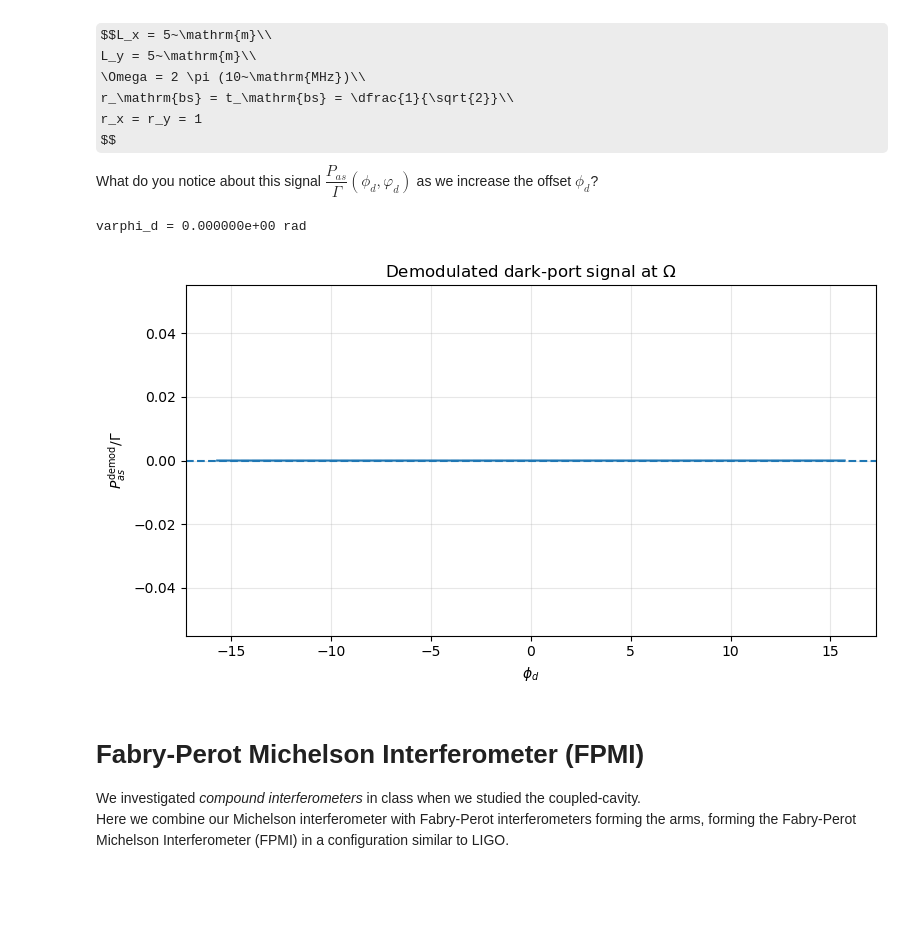
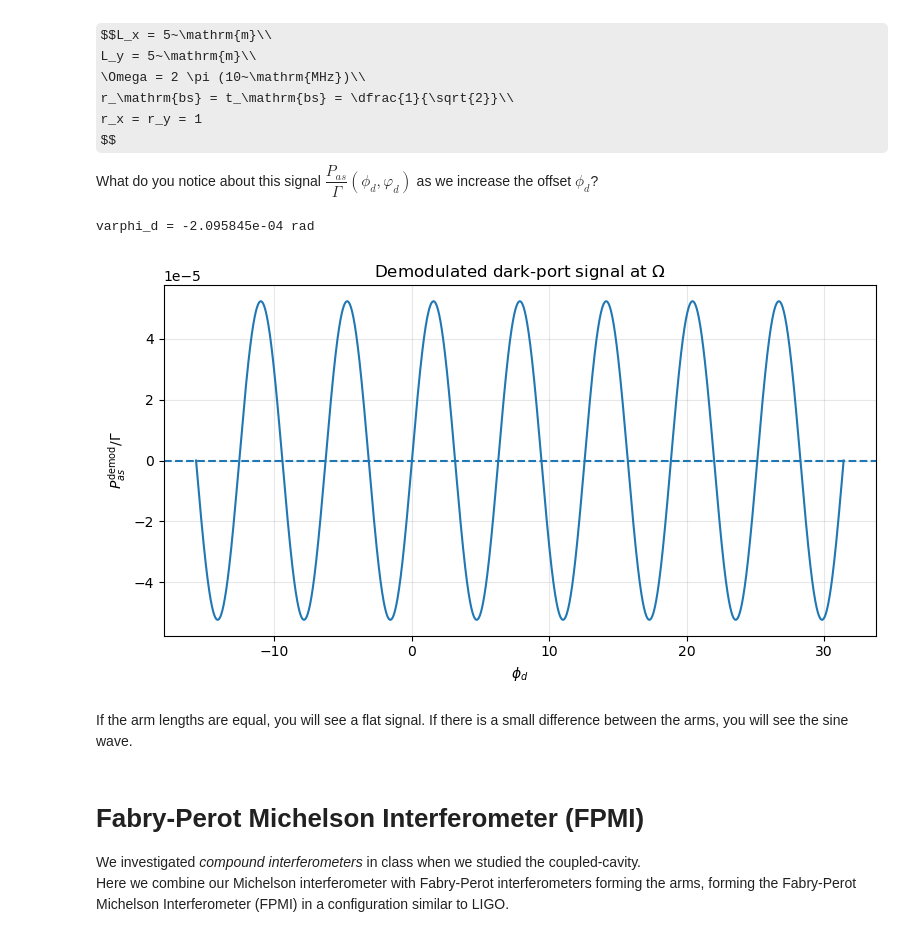
Before and after one commit to cacapuano/carolines_lasers_course_repo, a Jupyter notebook: homework_submissions/capuano_homework_4_dither_locking_pdh_mich_and_fpmi.ipynb, the cells around one changed output. Cells and saved outputs as stored; diff of their text form; code cells hidden in the pictures; some formulas as TeX source; blank space fills up the shorter version.

```diff
--- a/homework_submissions/capuano_homework_4_dither_locking_pdh_mich_and_fpmi.ipynb
+++ b/homework_submissions/capuano_homework_4_dither_locking_pdh_mich_and_fpmi.ipynb
@@ -516,7 +516,7 @@ import numpy as np
 import matplotlib.pyplot as plt
 
 c = 299792458.0
-Lx = 5.0   # [m]
+Lx = 4.999   # [m]
 Ly = 5     # [m]
 Lbar = 0.5 * (Lx + Ly)
 
@@ -525,36 +525,38 @@ E0 = 1.0
 Gamma = 1.0
 
 # sweep phi_d
-phi_d = np.linspace(-5*np.pi, 5*np.pi, 4000)
+phi_d = np.linspace(-5*np.pi, 10*np.pi, 4000)
 
 # RF differential phase
 varphi_d = Omega * (Lx - Ly) / c
 
 # demodulation phase
 phi_a = -Omega * Lbar / c
 
 # demodulated signal / Gamma
 Pdemod_over_Gamma = (
     -0.5 * E0**2
     * np.sin(phi_d)
     * np.sin(varphi_d / 2)
     * np.cos(phi_a + Omega * Lbar / c)
 )
 
 print(f"varphi_d = {varphi_d:.6e} rad")
 
 plt.figure(figsize=(8, 4.5))
 plt.plot(phi_d, Pdemod_over_Gamma)
 plt.axhline(0, linestyle='--')
 plt.xlabel(r'$\phi_d$')
 plt.ylabel(r'$P_{as}^{\rm demod}/\Gamma$')
 plt.title(r'Demodulated dark-port signal at $\Omega$')
 plt.grid(True, alpha=0.3)
 plt.tight_layout()
 plt.show()
 # %% [output]
-varphi_d = 0.000000e+00 rad
+varphi_d = -2.095845e-04 rad
-[figure, old version]
+[figure, new version]
+# %% [markdown]
+If the arm lengths are equal, you will see a flat signal. If there is a small difference between the arms, you will see the sine wave.
 # %% [markdown]
 # Fabry-Perot Michelson Interferometer (FPMI)
 
```
Also changed, not shown: parts of 7 cells of this notebook.
